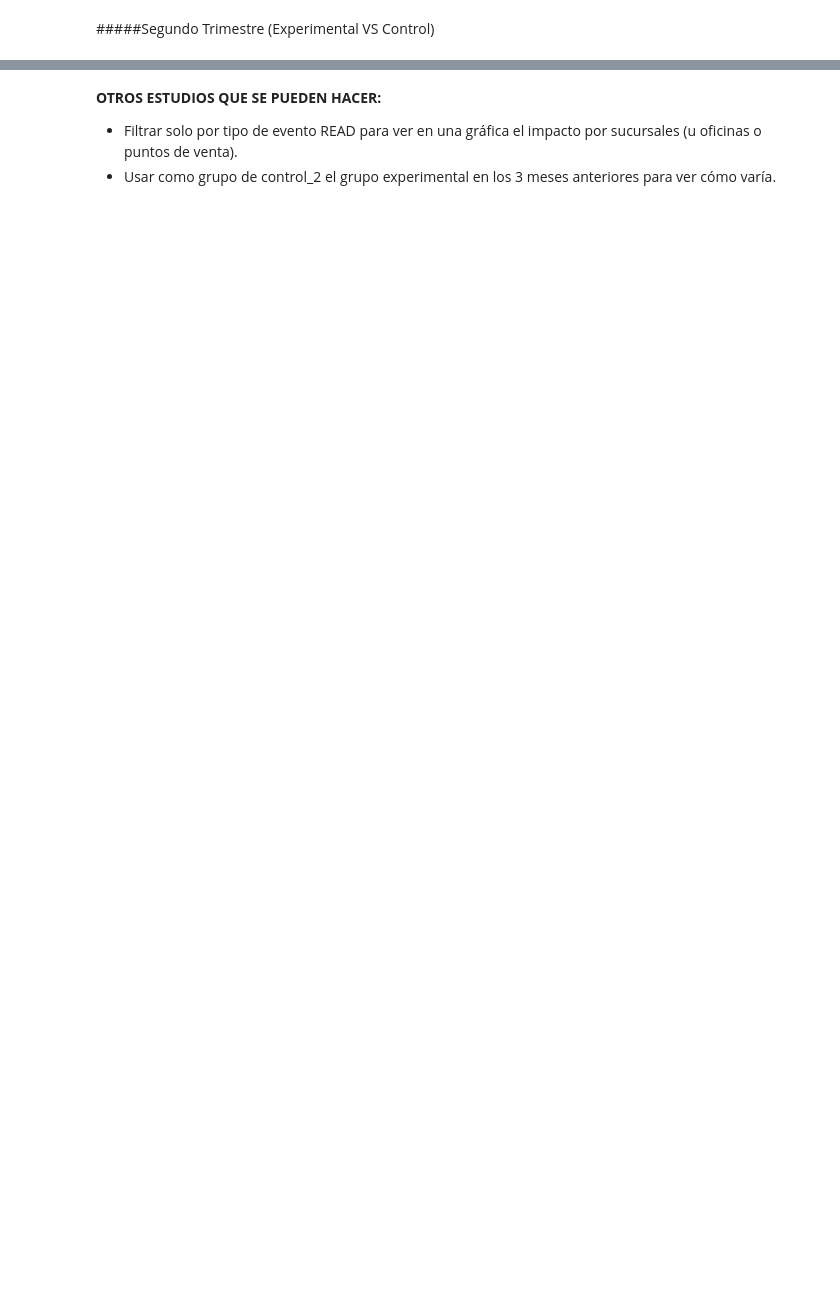
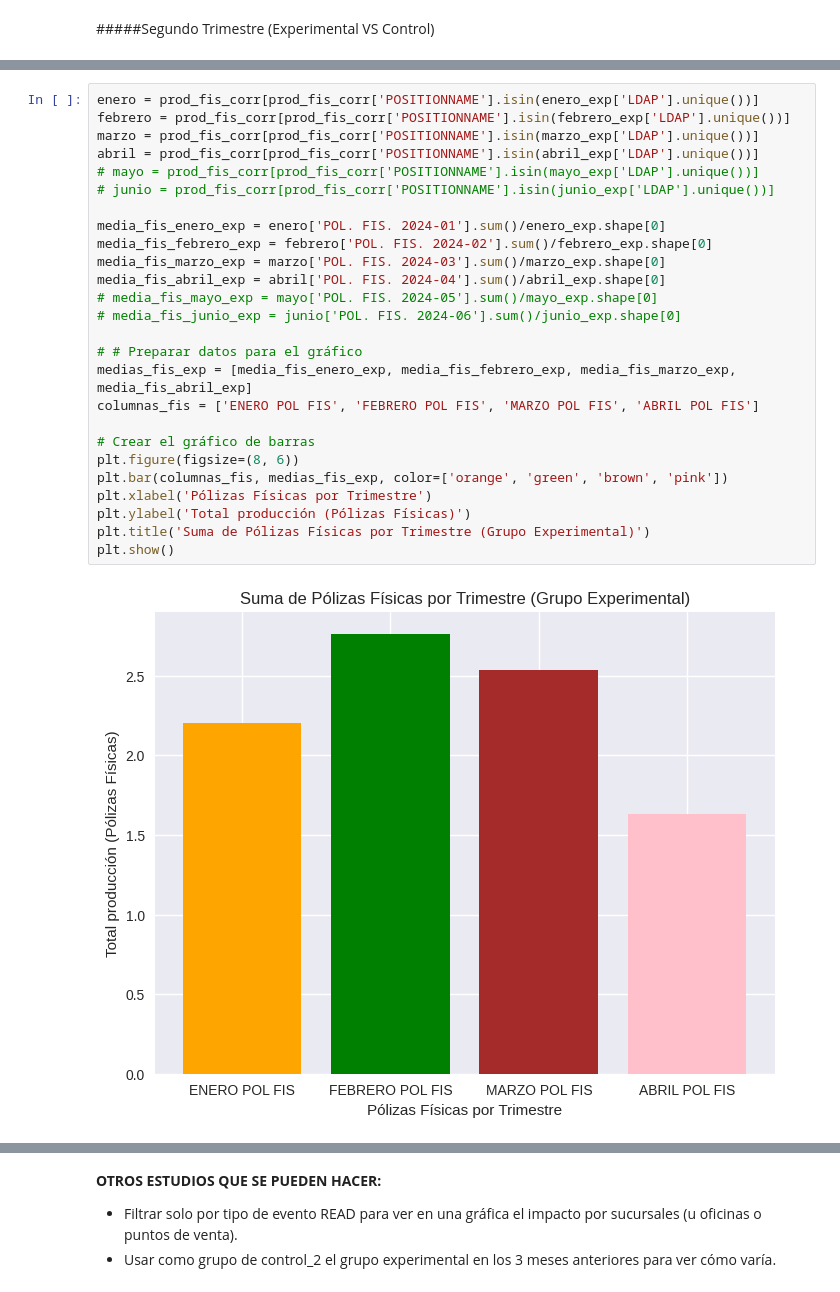
Before and after one commit to Ana-AlonsoCanizares/AA_GRUPO3, a Jupyter notebook: PruebaControl_OCASO.ipynb, the cells around one changed output, grey strips where cells are left out. Cells and saved outputs as stored; diff of their text form; blank space fills up the shorter version.

```diff
--- a/PruebaControl_OCASO.ipynb
+++ b/PruebaControl_OCASO.ipynb
@@ -815,0 +862,28 @@ El grupo de control hizo un 100 % pólizas corregidas, mientras que el experimen
+# %%
+enero = prod_fis_corr[prod_fis_corr['POSITIONNAME'].isin(enero_exp['LDAP'].unique())]
+febrero = prod_fis_corr[prod_fis_corr['POSITIONNAME'].isin(febrero_exp['LDAP'].unique())]
+marzo = prod_fis_corr[prod_fis_corr['POSITIONNAME'].isin(marzo_exp['LDAP'].unique())]
+abril = prod_fis_corr[prod_fis_corr['POSITIONNAME'].isin(abril_exp['LDAP'].unique())]
+# mayo = prod_fis_corr[prod_fis_corr['POSITIONNAME'].isin(mayo_exp['LDAP'].unique())]
+# junio = prod_fis_corr[prod_fis_corr['POSITIONNAME'].isin(junio_exp['LDAP'].unique())]
+
+media_fis_enero_exp = enero['POL. FIS. 2024-01'].sum()/enero_exp.shape[0]
+media_fis_febrero_exp = febrero['POL. FIS. 2024-02'].sum()/febrero_exp.shape[0]
+media_fis_marzo_exp = marzo['POL. FIS. 2024-03'].sum()/marzo_exp.shape[0]
+media_fis_abril_exp = abril['POL. FIS. 2024-04'].sum()/abril_exp.shape[0]
+# media_fis_mayo_exp = mayo['POL. FIS. 2024-05'].sum()/mayo_exp.shape[0]
+# media_fis_junio_exp = junio['POL. FIS. 2024-06'].sum()/junio_exp.shape[0]
+
+# # Preparar datos para el gráfico
+medias_fis_exp = [media_fis_enero_exp, media_fis_febrero_exp, media_fis_marzo_exp, media_fis_abril_exp]
+columnas_fis = ['ENERO POL FIS', 'FEBRERO POL FIS', 'MARZO POL FIS', 'ABRIL POL FIS']
+
+# Crear el gráfico de barras
+plt.figure(figsize=(8, 6))
+plt.bar(columnas_fis, medias_fis_exp, color=['orange', 'green', 'brown', 'pink'])
+plt.xlabel('Pólizas Físicas por Trimestre')
+plt.ylabel('Total producción (Pólizas Físicas)')
+plt.title('Suma de Pólizas Físicas por Trimestre (Grupo Experimental)')
+plt.show()
+# %% [output]
+[figure, added]
```
Also changed, not shown: parts of 24 cells of this notebook.
